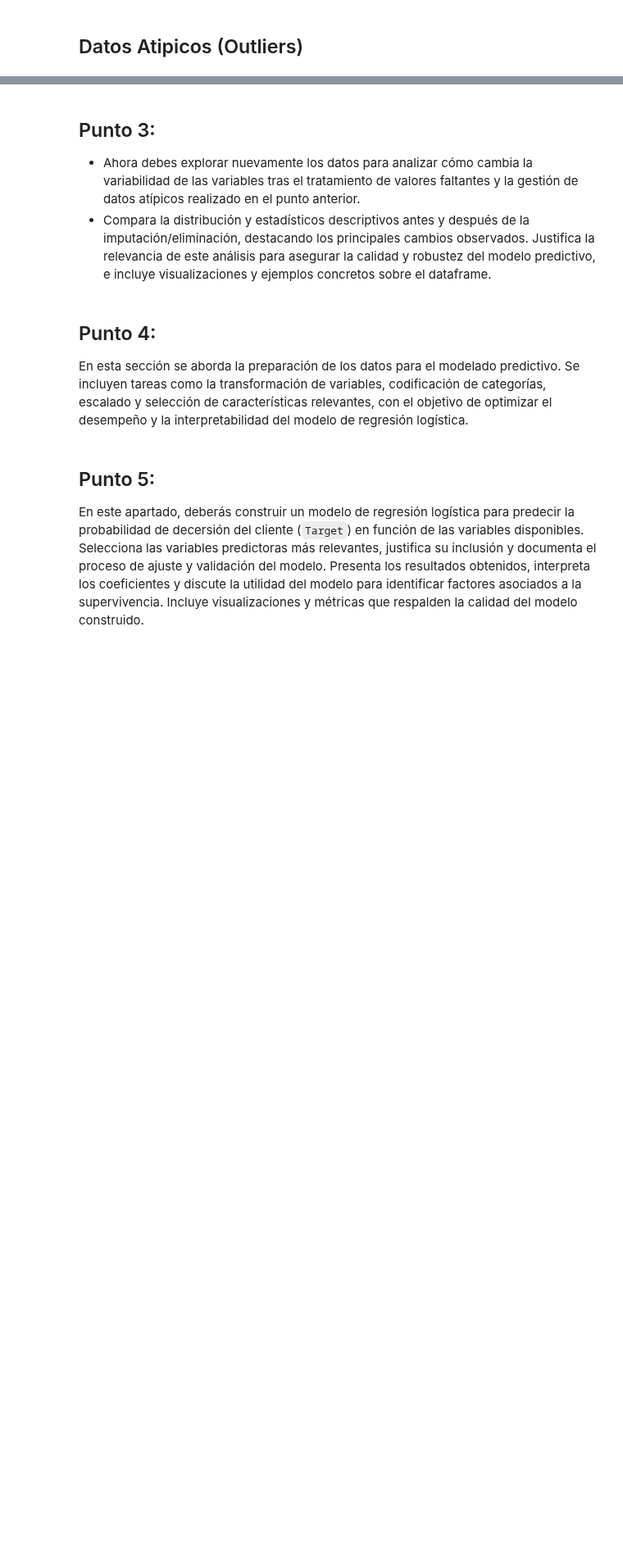
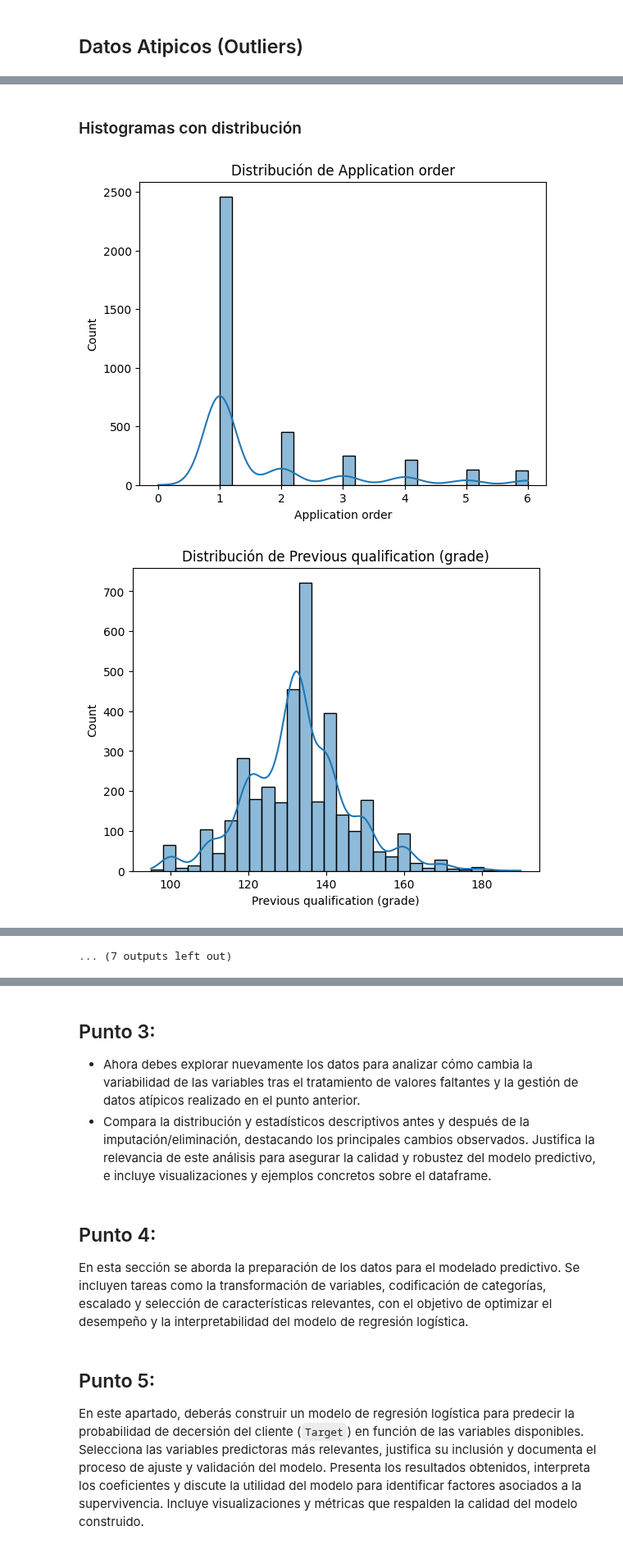
Before and after one commit to LeMarsito02/parcial1analitica, a Jupyter notebook: 01_Parcial_Desercion_(SantiagoPena_SofiaDaza).ipynb, the cells around one changed output, grey strips where cells are left out. Shown at 82% size. Drawn from its saved outputs; the diff is of its cells as text; code cells hidden in the pictures; blank space fills up the shorter version.

```diff
--- a/01_Parcial_Desercion_(SantiagoPena_SofiaDaza).ipynb
+++ b/01_Parcial_Desercion_(SantiagoPena_SofiaDaza).ipynb
@@ -341,0 +448,12 @@ plt.show()
+# %% [markdown]
+### Histogramas con distribución
+# %%
+for col in numeric_cols:
+    plt.figure()
+    sns.histplot(df[col], bins=30, kde=True)
+    plt.title(f"Distribución de {col}")
+    plt.xlabel(col)
+    plt.show()
+# %% [output]
+[figure, added]
+[figure, added]
@@ -341,0 +470 @@ plt.show()
+... (7 outputs left out)
```
Also changed, not shown: parts of 18 cells of this notebook.
